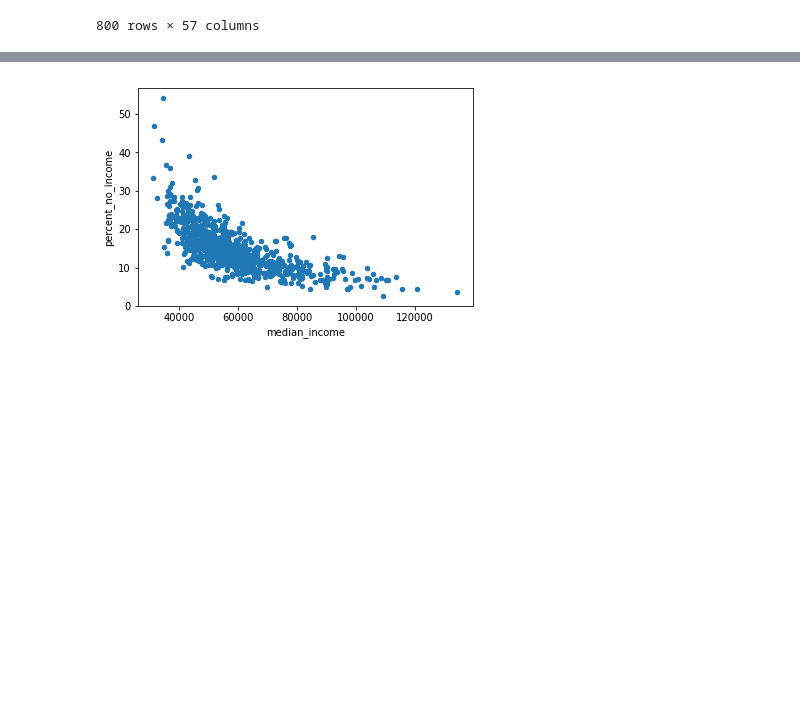
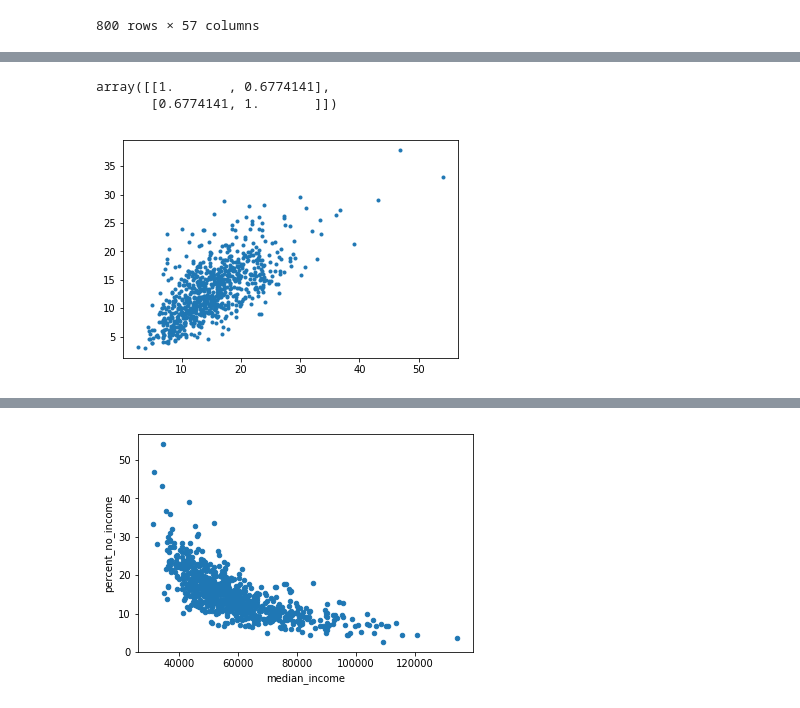
Before and after one commit to jij106/Projects, a Jupyter notebook: FinalProject.ipynb, the cells around one changed output, grey strips where cells are left out. Drawn from its saved outputs; the diff is of its cells as text; code cells hidden in the pictures; blank space fills up the shorter version.

```diff
--- a/FinalProject.ipynb
+++ b/FinalProject.ipynb
@@ -143,0 +131,9 @@ memory usage: 363.5+ KB
+# %%
+df['Percentage_White'] = df['P_white']/df['P_total']
+df['Percentage_Black'] = df['P_black']/df['P_total']
+df['Percentage_Asian'] = df['P_asian']/df['P_total']
+df['Percentage_Hawaiian'] = df['P_hawaiian']/df['P_total']
+df['Percentage_Native'] = df['P_native']/df['P_total']
+df['Percentage_Others'] = df['P_others']/df['P_total']
+
+df.info()
@@ -158,0 +173,8 @@ df.describe()
+# %%
+plt.plot(df['percent_no_internet'],df['AllAgesinPovertyPercent'],'.')
+np.corrcoef(df['percent_no_internet'], df['AllAgesinPovertyPercent'])
+#plt.scatter(df_new['percent_no_internet'], df_new['AllAgesinPovertyPercent'])
+# %% [output]
+array([[1.       , 0.6774141],
+       [0.6774141, 1.       ]])
+[figure, added]
```
Also changed, not shown: parts of 21 cells of this notebook, 2 other files.
